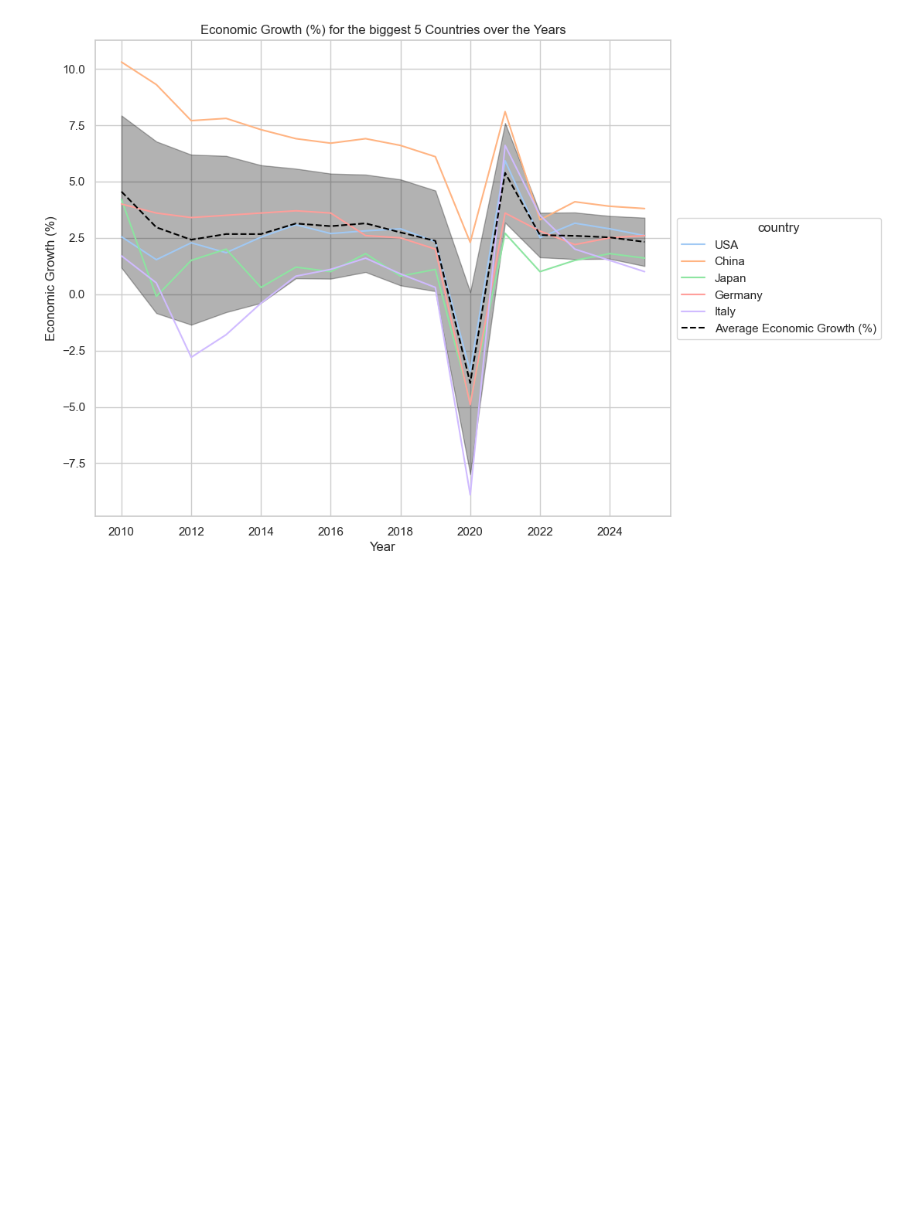
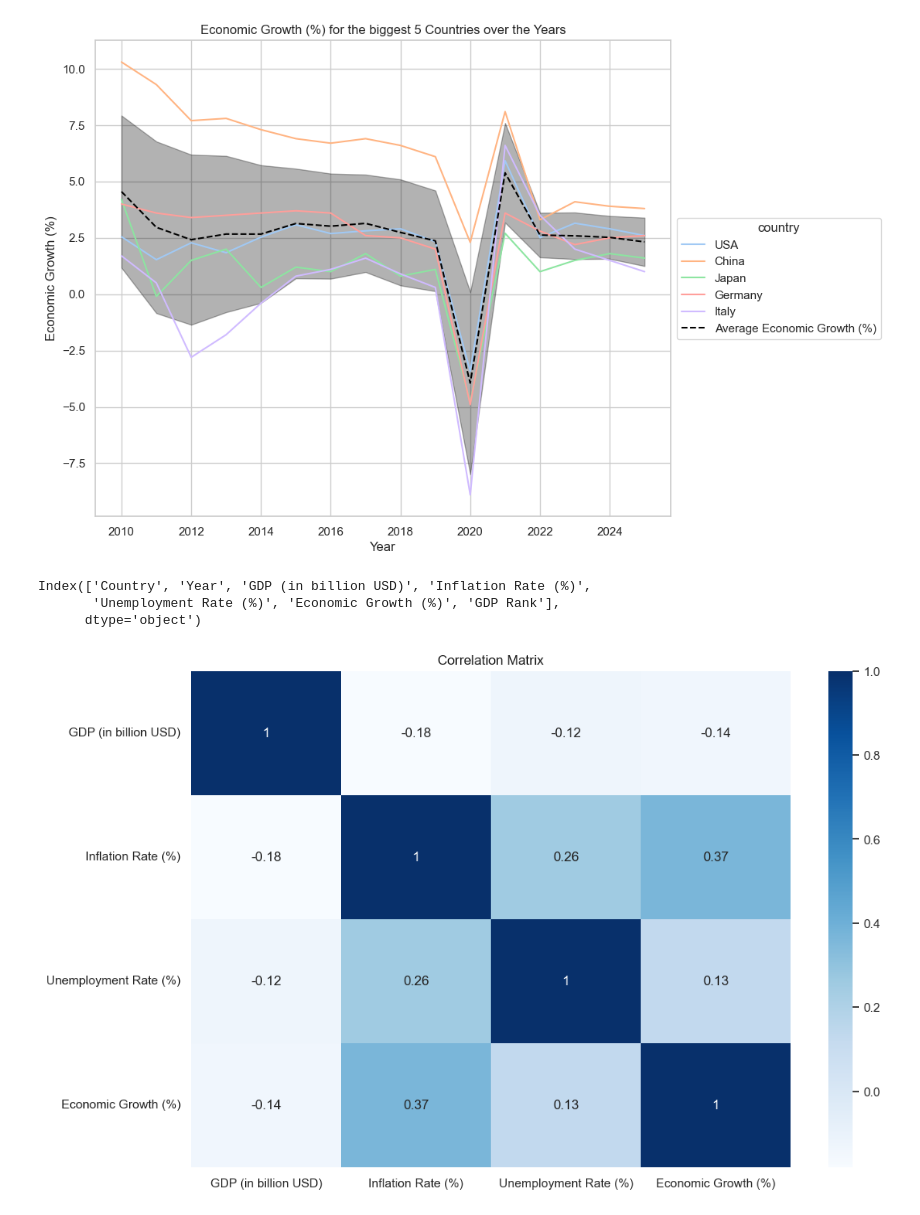
Before and after one commit to eric-kaufmann/economic-values, a Jupyter notebook: analysis.ipynb, the cells around one changed output. Saved outputs shown, nothing was run; the diff lists cells and outputs as text; code cells hidden in the pictures; blank space fills up the shorter version.

Commit message:
add correlation matrices

```diff
--- a/analysis.ipynb
+++ b/analysis.ipynb
@@ -420,3 +420,21 @@ plt.title("Economic Growth (%) for the biggest 5 Countries over the Years")
 plt.show()
 # %% [output]
 [figure]
+# %%
+df.columns
+# %% [output]
+Index(['Country', 'Year', 'GDP (in billion USD)', 'Inflation Rate (%)',
+       'Unemployment Rate (%)', 'Economic Growth (%)', 'GDP Rank'],
+      dtype='object')
+# %%
+# Are there any correlations between the columns?
+
+corr_df = df[["GDP (in billion USD)", "Inflation Rate (%)", "Unemployment Rate (%)", "Economic Growth (%)"]].corr(numeric_only=True)
+
+fig, ax = plt.subplots(figsize=(12, 8))
+sns.set_theme(style="whitegrid")
+sns.heatmap(corr_df, annot=True, cmap="Blues")
+plt.title("Correlation Matrix")
+plt.show()
+# %% [output]
+[figure, added]
```
Also changed, not shown: parts of 1 cell of this notebook.
